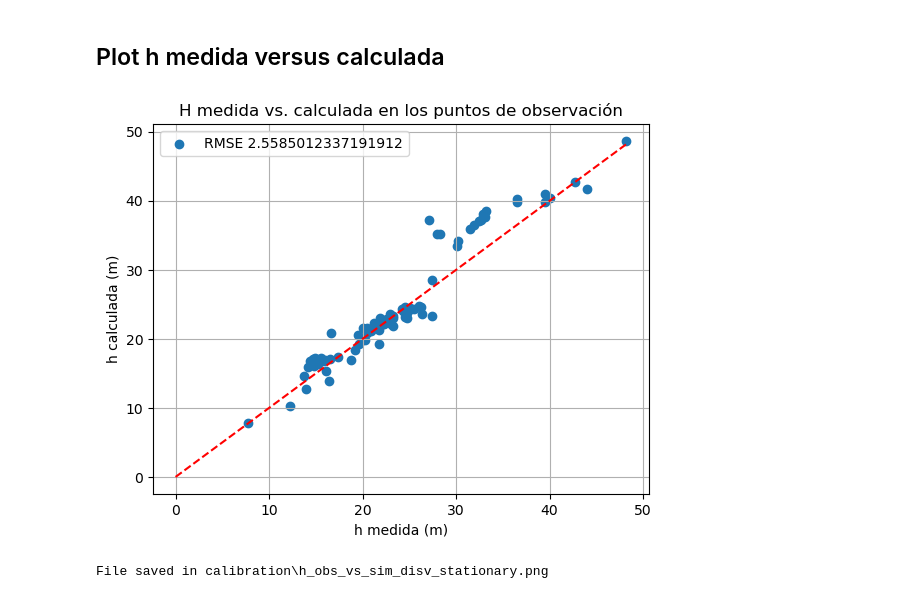
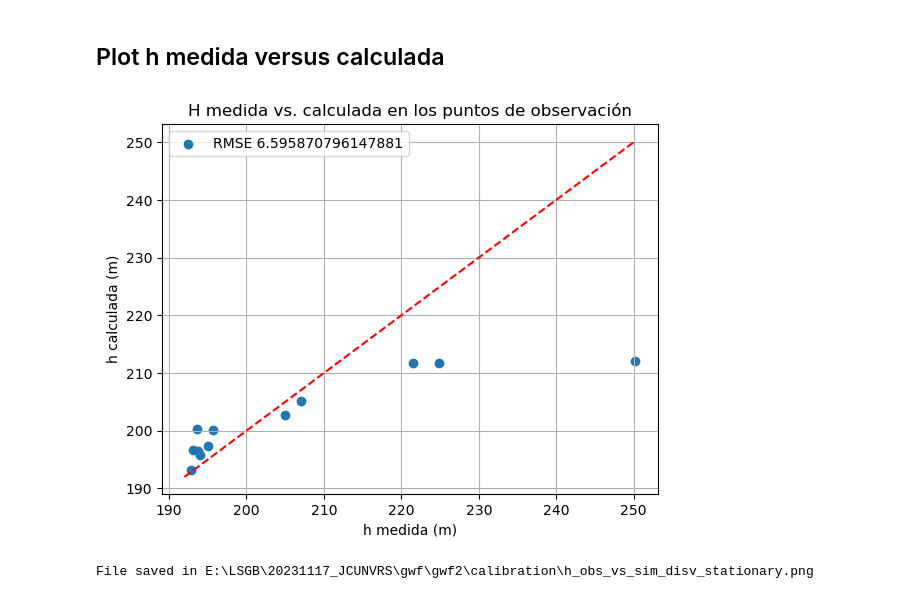
Before and after one commit to solisgb/modflow, a Jupyter notebook: mf6_disv_ob_h_sta.ipynb, the cells around one changed output. Drawn from its saved outputs; the diff is of its cells as text; code cells hidden in the pictures.

```diff
--- a/mf6_disv_ob_h_sta.ipynb
+++ b/mf6_disv_ob_h_sta.ipynb
@@ -25,7 +25,7 @@ import mf_plots
 * En este caso los tengo guardados en un fichero csv.
 # %%
 # path to data file
-fpath = r'E:\Cursos\H2OGEO\2023_Modelacion_HGeo\Ej_2\Niveles\_niveles_epsg25831_in_domain.csv'
+fpath = r'E:\LSGB\20231117_JCUNVRS\gwf\gwf3_pest1'
 df = pd.read_csv(fpath)
 df.head()
 # %% [output]
@@ -52,0 +33,3 @@ time_unit = 'day'
+# %%
+df = df.loc[df['valoracion'] == 'ok'].sort_values(by='id')
+df.head(50)
@@ -99,36 +110,0 @@ Wall time: 53.9 s
-# %%
-# Required names (change them if necessary:
-
-# Default head name
-headfile = model_ws_path.joinpath(modelname)
-headfile = headfile.with_suffix('.bhd')
-# layer where heads are to be read
-nlayer = 0
-# csv file where results are to be saved
-fresults = './calibration/h_obs_vs_sim_disv_stationary.csv'
-
-# create headfile object
-headobj = bf.HeadFile(headfile)
-
-# get all times
-times = headobj.get_times()
-if len(times) > 1:
-    raise ValueError('This is not stationary model')
-
-# get the heads in a stationary simmulation
-h_sim = []
-for time in times:
-    head = headobj.get_data(totim=time)
-    for cell_id in cells_ids:
-        h_sim.append(head[0, 0, cell_id + nlayer])
-
-df['sim'] = h_sim
-df['er'] = df[obs] - df[sim]
-mse = ((df['er'])**2).mean()
-rmse = np.sqrt(mse)
-print(f'Root Mean Squared Error (RMSE): {rmse} {length_unit}')
-
-result = df[[obs_id, obs, 'sim', 'er', x, y]]
-result.to_csv(fresults, index=False)
-print(f'Results saved in {fresults}')
-result.head()
@@ -140,8 +168,8 @@ Results saved in ./calibration/h_obs_vs_sim_disv_stationary.csv
 # %%
 # png output file has the the same file name than fresults
 foutput = Path(fresults).with_suffix('.png')
-mf_plots.plot_h_obs_sim_sta(foutput, df[obs].to_numpy(), df['sim'].to_numpy(), rmse)
+mf_plots.plot_h_obs_sim_sta(foutput, df[obs].to_numpy(), df['sim'].to_numpy(), weighted_rmse)
 print(f'File saved in {foutput}')
 # %% [output]
-[figure, old version]
+[figure, new version]
-File saved in calibration\h_obs_vs_sim_disv_stationary.png
+File saved in E:\LSGB\20231117_JCUNVRS\gwf\gwf2\calibration\h_obs_vs_sim_disv_stationary.png
```
Also changed, not shown: parts of 13 cells of this notebook, 10 other files.
